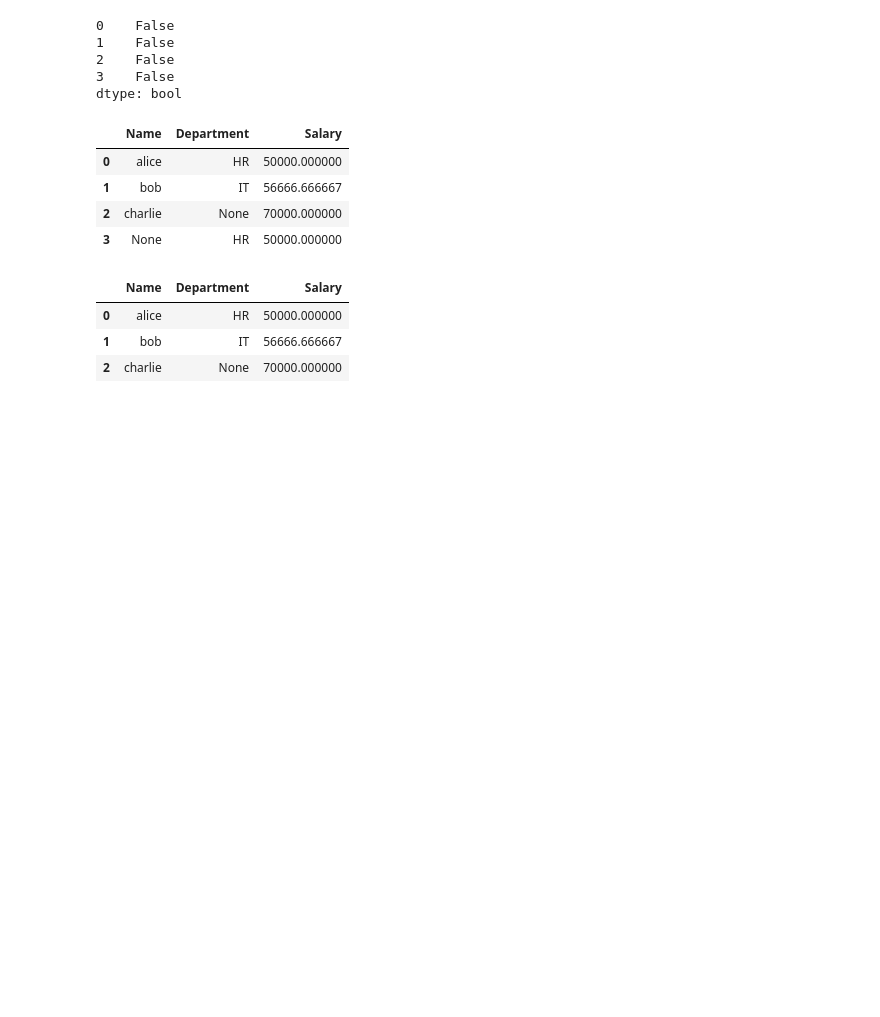
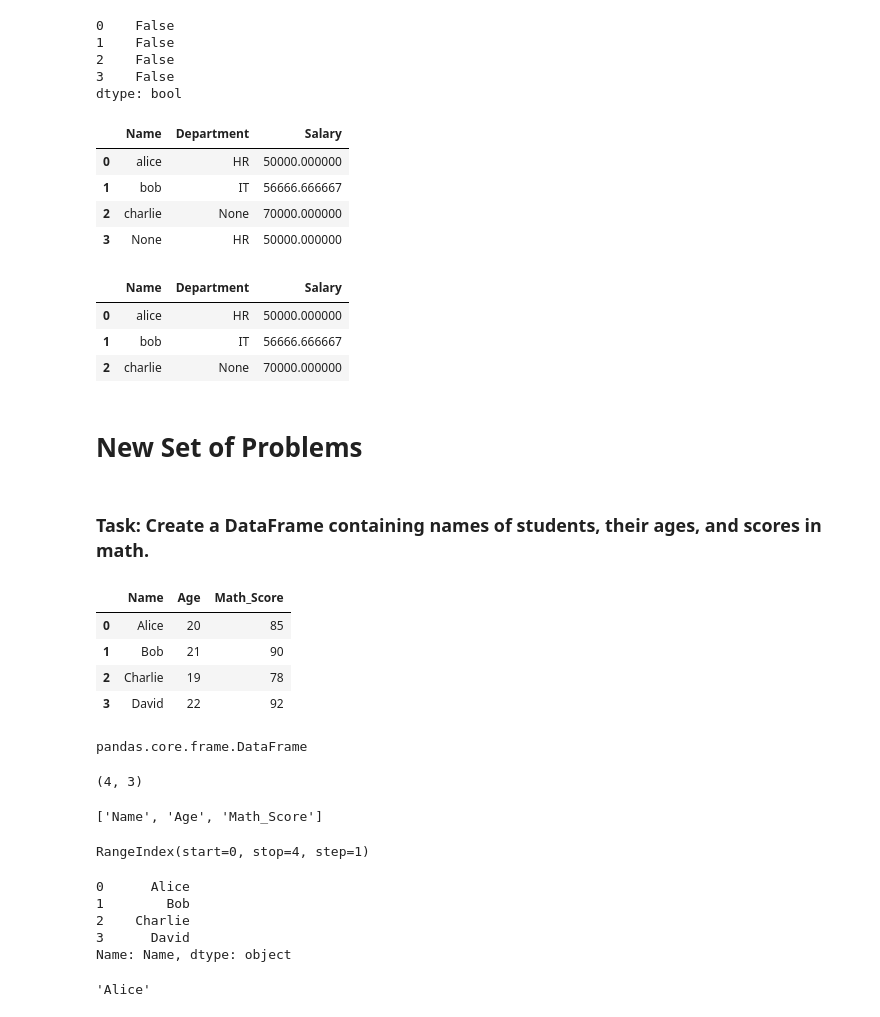
Before and after one commit to NageshaSriram/python-for-datascience, a Jupyter notebook: practice/Pandas.ipynb, the cells around one changed output. Cells and saved outputs as stored; diff of their text form; code cells hidden in the pictures; blank space fills up the shorter version.

```diff
--- a/practice/Pandas.ipynb
+++ b/practice/Pandas.ipynb
@@ -1224,3 +1224,7 @@ df
 | 0 | alice | HR | 50000.000000 |
 | 1 | bob | IT | 56666.666667 |
 | 2 | charlie | None | 70000.000000 |
+# %% [markdown]
+# New Set of Problems
+# %% [markdown]
+### Task: Create a DataFrame containing names of students, their ages, and scores in math.
@@ -1226,0 +1233,38 @@ df
+# %%
+data = {
+  'Name': ['Alice', 'Bob', 'Charlie', 'David'],
+  'Age': [20, 21, 19, 22],
+  'Math_Score': [85, 90, 78, 92]
+}
+df = pd.DataFrame(data)
+df
+# %% [output]
+|  | Name | Age | Math_Score |
+| 0 | Alice | 20 | 85 |
+| 1 | Bob | 21 | 90 |
+| 2 | Charlie | 19 | 78 |
+| 3 | David | 22 | 92 |
+# %%
+type(df)
+# %% [output]
+pandas.core.frame.DataFrame
+# %%
+df.shape
+# %% [output]
+(4, 3)
+# %%
+list(df.columns)
+# %% [output]
+['Name', 'Age', 'Math_Score']
+# %%
+df.index
+# %% [output]
+RangeIndex(start=0, stop=4, step=1)
+# %%
+df["Name"]
+# %% [output]
+0      Alice
+1        Bob
+2    Charlie
+3      David
+Name: Name, dtype: object
@@ -1226,0 +1274,6 @@ df
+# %%
+# df.loc[0, "name"] // it fails because column name is case sensitive
+
+df.loc[0, "Name"]
+# %% [output]
+'Alice'
```
Also changed, not shown: parts of 17 cells of this notebook, 2 other files.
